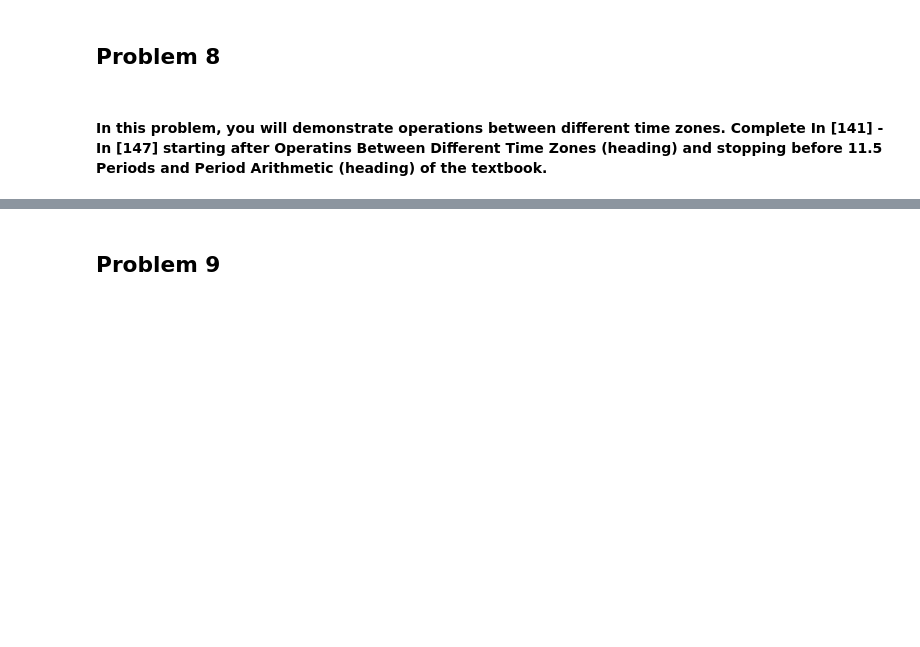
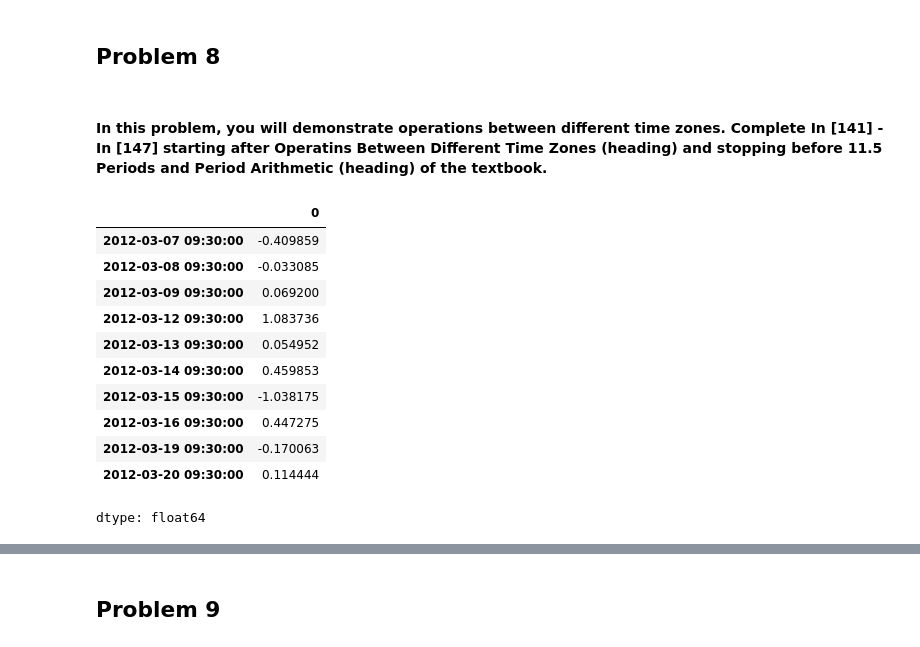
Before and after one commit to tartam1/IT545, a Jupyter notebook: Lab_6_Assignment.ipynb, the cells around one changed output, grey strips where cells are left out. Cells and saved outputs as stored; diff of their text form; code cells hidden in the pictures; blank space fills up the shorter version.

```diff
--- a/Lab_6_Assignment.ipynb
+++ b/Lab_6_Assignment.ipynb
@@ -264,0 +343,19 @@ DatetimeIndex(['2012-05-02', '2012-05-03', '2012-05-04', '2012-05-05',
+# %%
+# Insert commenting and code in this cell.
+# Operations Between Different Time Zones
+dates = pd.date_range("2012-03-07 09:30", periods=10, freq="B")
+ts = pd.Series(np.random.standard_normal(len(dates)), index=dates)
+ts
+# %% [output]
+|  | 0 |
+| 2012-03-07 09:30:00 | -0.409859 |
+| 2012-03-08 09:30:00 | -0.033085 |
+| 2012-03-09 09:30:00 | 0.069200 |
+| 2012-03-12 09:30:00 | 1.083736 |
+| 2012-03-13 09:30:00 | 0.054952 |
+| 2012-03-14 09:30:00 | 0.459853 |
+| 2012-03-15 09:30:00 | -1.038175 |
+| 2012-03-16 09:30:00 | 0.447275 |
+| 2012-03-19 09:30:00 | -0.170063 |
+| 2012-03-20 09:30:00 | 0.114444 |
+dtype: float64
```
Also changed, not shown: parts of 12 cells of this notebook.
